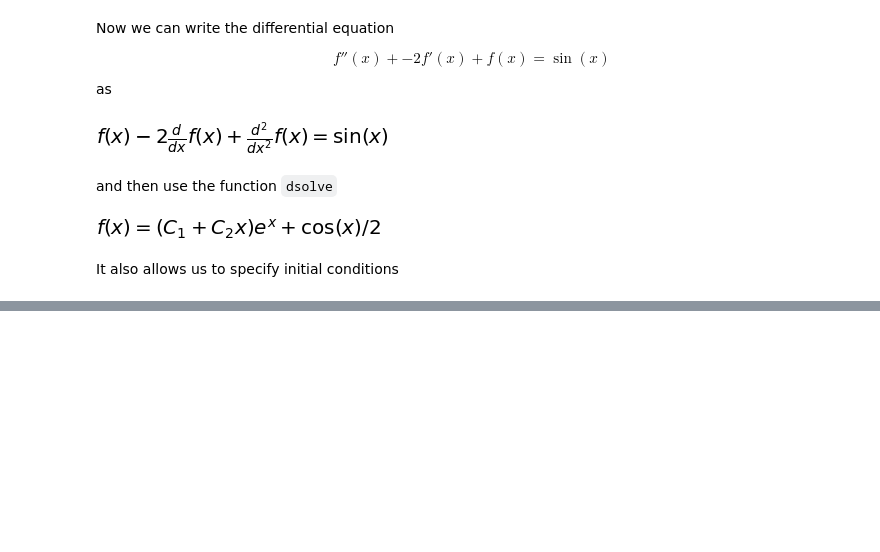
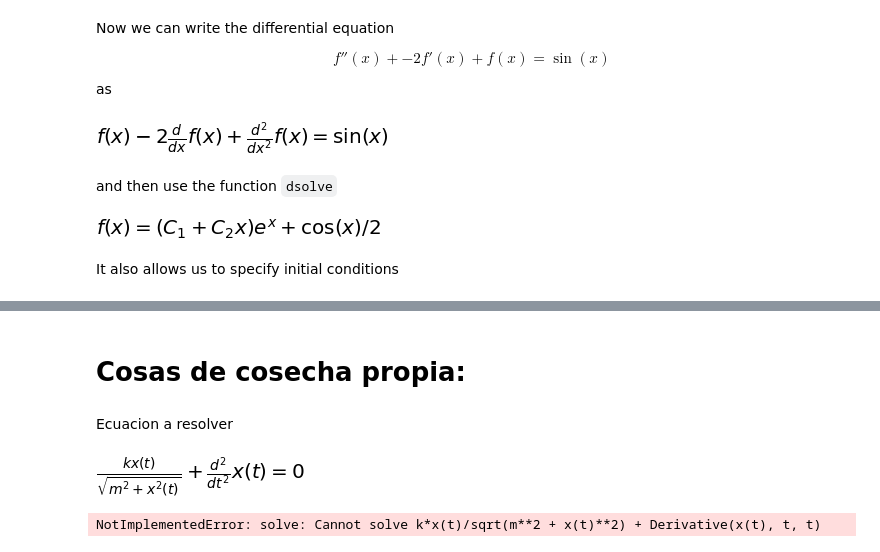
Before and after one commit to Lorentz-Ipsum/Mecanica_Teorica-019, a Jupyter notebook: Python/3_solvers.ipynb, the cells around one changed output, grey strips where cells are left out. Drawn from its saved outputs; the diff is of its cells as text; code cells hidden in the pictures; blank space fills up the shorter version.

Commit message:
Jugando con Jupyter 1
Intento de resolver el entregable 3 con python.

No puede resolver bien no sistemas de ecuaciones diferenciales ni ecuaciones diferenciales de segundo grado.

```diff
--- a/Python/3_solvers.ipynb
+++ b/Python/3_solvers.ipynb
@@ -115,0 +116,14 @@ dsolve(diffeq, f(x), ics=initial_conditions)
+# %% [markdown]
+# Cosas de cosecha propia:
+# %% [markdown]
+Ecuacion a resolver
+# %%
+x, y, z = symbols('x y z', cls=Function)
+ecuSolv = Eq( x(t).diff(t,2) + k*x(t)/sqrt(x(t)**2 + m**2), 0 )
+ecuSolv
+# %% [output]
+[figure, added]
+# %%
+dsolve(ecuSolv, x(t))
+# %% [output]
+NotImplementedError: solve: Cannot solve k*x(t)/sqrt(m**2 + x(t)**2) + Derivative(x(t), t, t)
```
Also changed, not shown: parts of 4 cells of this notebook.
